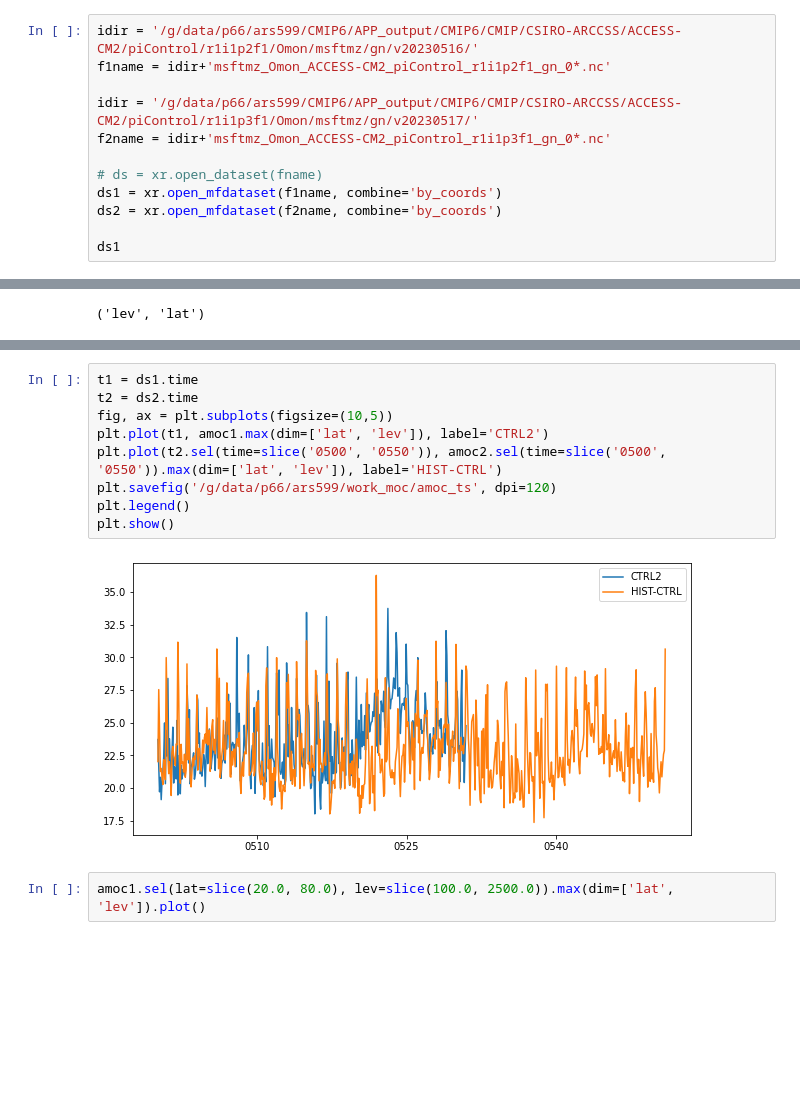
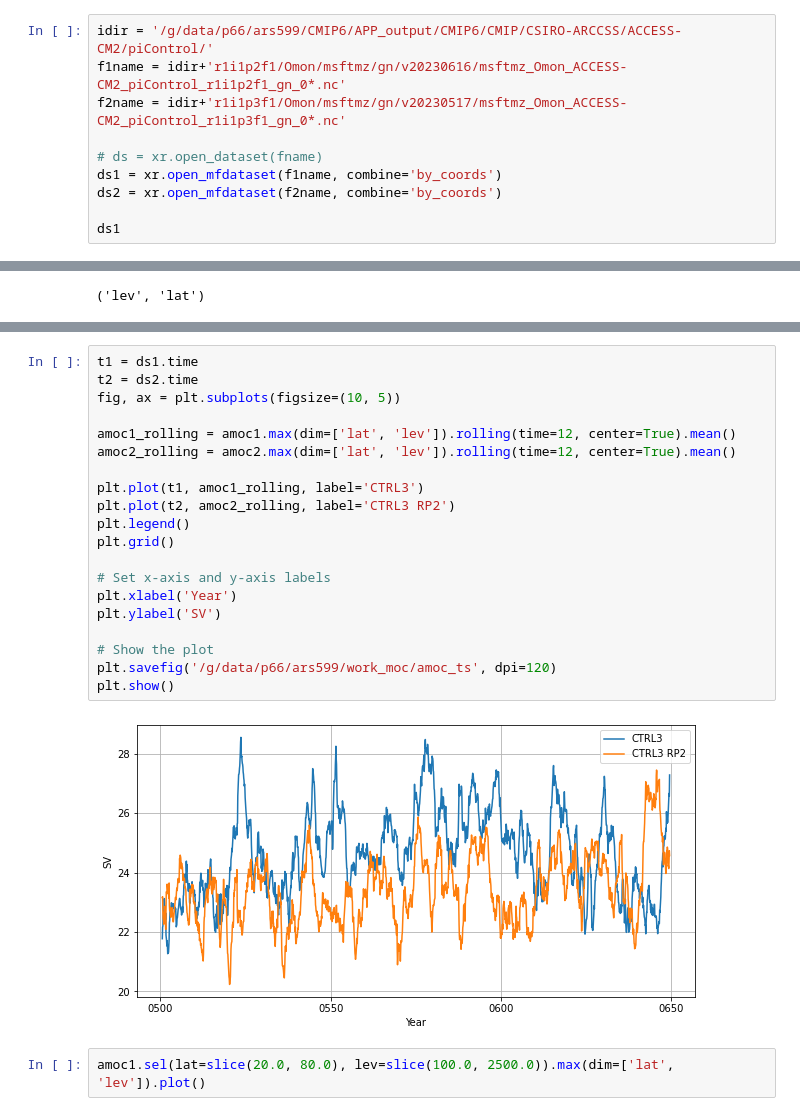
Before and after one commit to ars599/rp2monsoon, a Jupyter notebook: work_moc/get_amoc_ctrl_v2.ipynb, the cells around one changed output, grey strips where cells are left out. Drawn from its saved outputs; the diff is of its cells as text; blank space fills up the shorter version.

```diff
--- a/work_moc/get_amoc_ctrl_v2.ipynb
+++ b/work_moc/get_amoc_ctrl_v2.ipynb
@@ -10,11 +10,9 @@ import matplotlib.pyplot as plt
 # %% [markdown]
 <H1>Global overturning (AMOC)</H1>
 # %%
-idir = '/g/data/p66/ars599/CMIP6/APP_output/CMIP6/CMIP/CSIRO-ARCCSS/ACCESS-CM2/piControl/r1i1p2f1/Omon/msftmz/gn/v20230516/'
-f1name = idir+'msftmz_Omon_ACCESS-CM2_piControl_r1i1p2f1_gn_0*.nc'
-
-idir = '/g/data/p66/ars599/CMIP6/APP_output/CMIP6/CMIP/CSIRO-ARCCSS/ACCESS-CM2/piControl/r1i1p3f1/Omon/msftmz/gn/v20230517/'
-f2name = idir+'msftmz_Omon_ACCESS-CM2_piControl_r1i1p3f1_gn_0*.nc'
+idir = '/g/data/p66/ars599/CMIP6/APP_output/CMIP6/CMIP/CSIRO-ARCCSS/ACCESS-CM2/piControl/'
+f1name = idir+'r1i1p2f1/Omon/msftmz/gn/v20230616/msftmz_Omon_ACCESS-CM2_piControl_r1i1p2f1_gn_0*.nc'
+f2name = idir+'r1i1p3f1/Omon/msftmz/gn/v20230517/msftmz_Omon_ACCESS-CM2_piControl_r1i1p3f1_gn_0*.nc'
 
 # ds = xr.open_dataset(fname)
 ds1 = xr.open_mfdataset(f1name, combine='by_coords')
@@ -175,14 +217,25 @@ plt.show()
 # %%
 t1 = ds1.time
 t2 = ds2.time
-fig, ax = plt.subplots(figsize=(10,5))
-plt.plot(t1, amoc1.max(dim=['lat', 'lev']), label='CTRL2')
-plt.plot(t2.sel(time=slice('0500', '0550')), amoc2.sel(time=slice('0500', '0550')).max(dim=['lat', 'lev']), label='HIST-CTRL')
+fig, ax = plt.subplots(figsize=(10, 5))
+
+amoc1_rolling = amoc1.max(dim=['lat', 'lev']).rolling(time=12, center=True).mean()
+amoc2_rolling = amoc2.max(dim=['lat', 'lev']).rolling(time=12, center=True).mean()
+
+plt.plot(t1, amoc1_rolling, label='CTRL3')
+plt.plot(t2, amoc2_rolling, label='CTRL3 RP2')
+plt.legend()
+plt.grid()
+
+# Set x-axis and y-axis labels
+plt.xlabel('Year')
+plt.ylabel('SV')
+
+# Show the plot
 plt.savefig('/g/data/p66/ars599/work_moc/amoc_ts', dpi=120)
-plt.legend()
 plt.show()
 # %% [output]
-[figure, old version]
+[figure, new version]
 # %%
 amoc1.sel(lat=slice(20.0, 80.0), lev=slice(100.0, 2500.0)).max(dim=['lat', 'lev']).plot()
 # %% [output]
```
Also changed, not shown: parts of 7 cells of this notebook.
